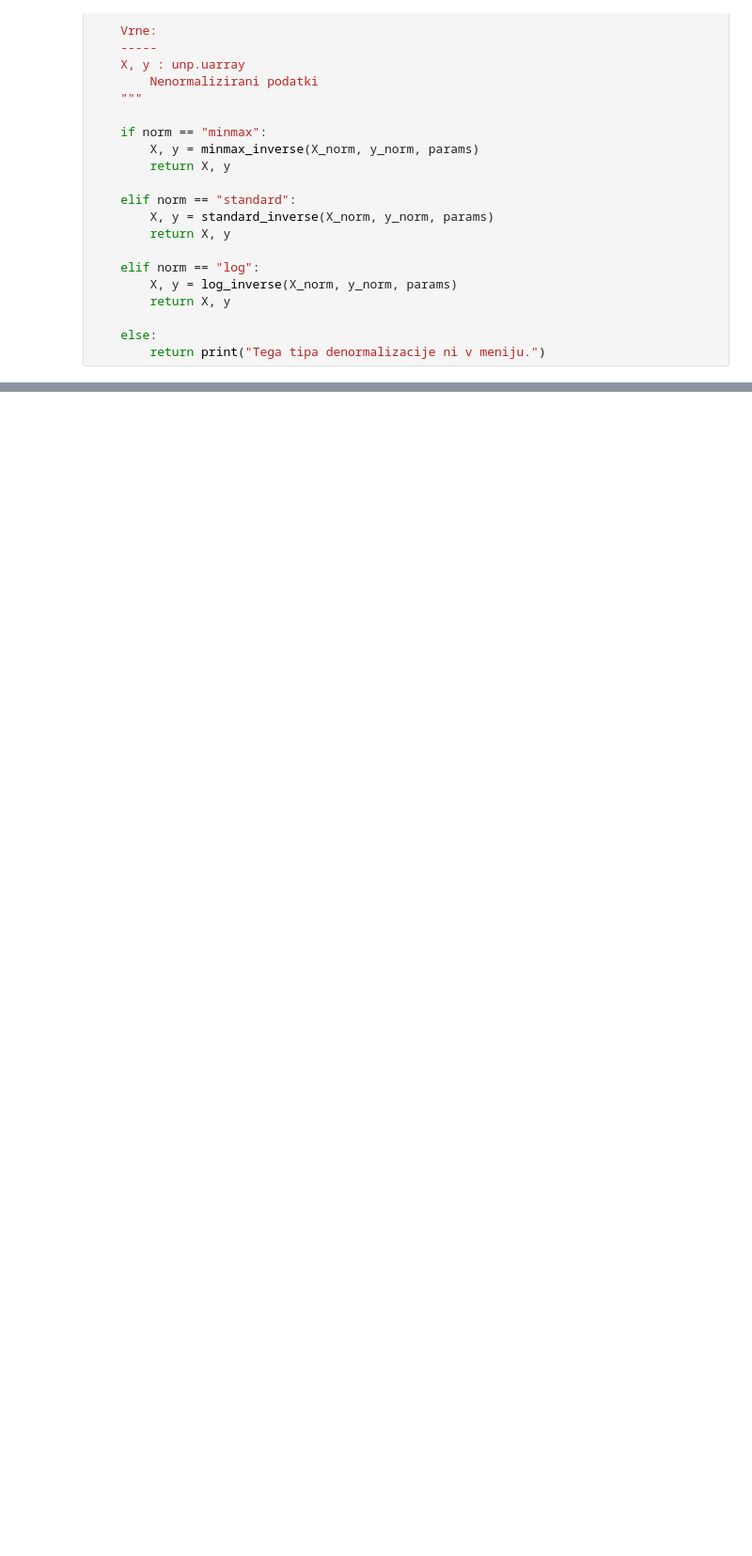
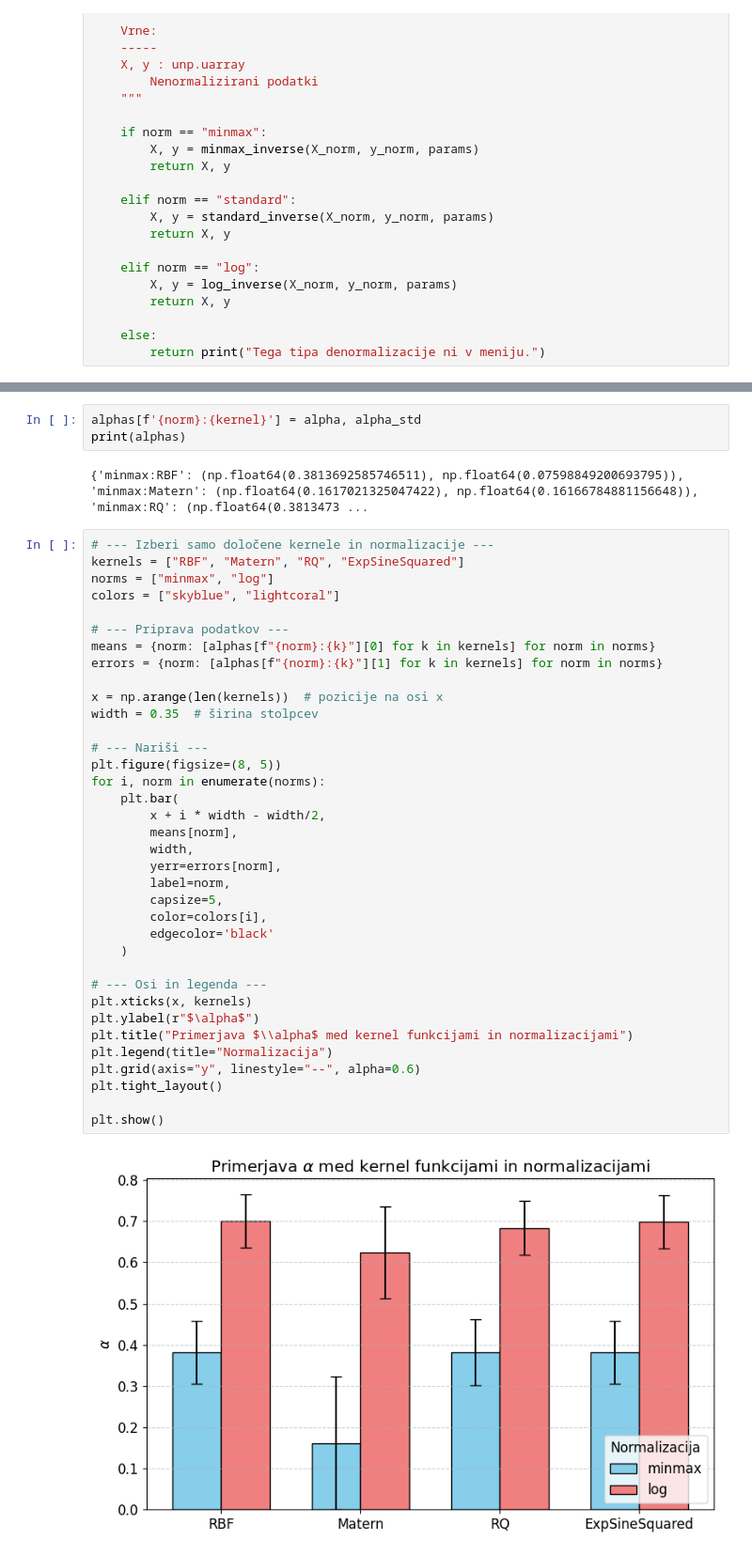
Before and after one commit to tadejkooo/PSUF, a Jupyter notebook: PSUF1/python1/GPR.ipynb, the cells around one changed output, grey strips where cells are left out. Shown at 94% size. Drawn from its saved outputs; the diff is of its cells as text; blank space fills up the shorter version.

```diff
--- a/PSUF1/python1/GPR.ipynb
+++ b/PSUF1/python1/GPR.ipynb
@@ -556,0 +683,43 @@ plt.savefig()
+# %%
+alphas[f'{norm}:{kernel}'] = alpha, alpha_std
+print(alphas)
+# %% [output]
+{'minmax:RBF': (np.float64(0.3813692585746511), np.float64(0.07598849200693795)), 'minmax:Matern': (np.float64(0.1617021325047422), np.float64(0.16166784881156648)), 'minmax:RQ': (np.float64(0.3813473 ...
+# %%
+# --- Izberi samo določene kernele in normalizacije ---
+kernels = ["RBF", "Matern", "RQ", "ExpSineSquared"]
+norms = ["minmax", "log"]
+colors = ["skyblue", "lightcoral"]
+
+# --- Priprava podatkov ---
+means = {norm: [alphas[f"{norm}:{k}"][0] for k in kernels] for norm in norms}
+errors = {norm: [alphas[f"{norm}:{k}"][1] for k in kernels] for norm in norms}
+
+x = np.arange(len(kernels))  # pozicije na osi x
+width = 0.35  # širina stolpcev
+
+# --- Nariši ---
+plt.figure(figsize=(8, 5))
+for i, norm in enumerate(norms):
+    plt.bar(
+        x + i * width - width/2,
+        means[norm],
+        width,
+        yerr=errors[norm],
+        label=norm,
+        capsize=5,
+        color=colors[i],
+        edgecolor='black'
+    )
+
+# --- Osi in legenda ---
+plt.xticks(x, kernels)
+plt.ylabel(r"$\alpha$")
+plt.title("Primerjava $\\alpha$ med kernel funkcijami in normalizacijami")
+plt.legend(title="Normalizacija")
+plt.grid(axis="y", linestyle="--", alpha=0.6)
+plt.tight_layout()
+
+plt.show()
+# %% [output]
+[figure, added]
```
Also changed, not shown: parts of 17 cells of this notebook, 10 other files.
